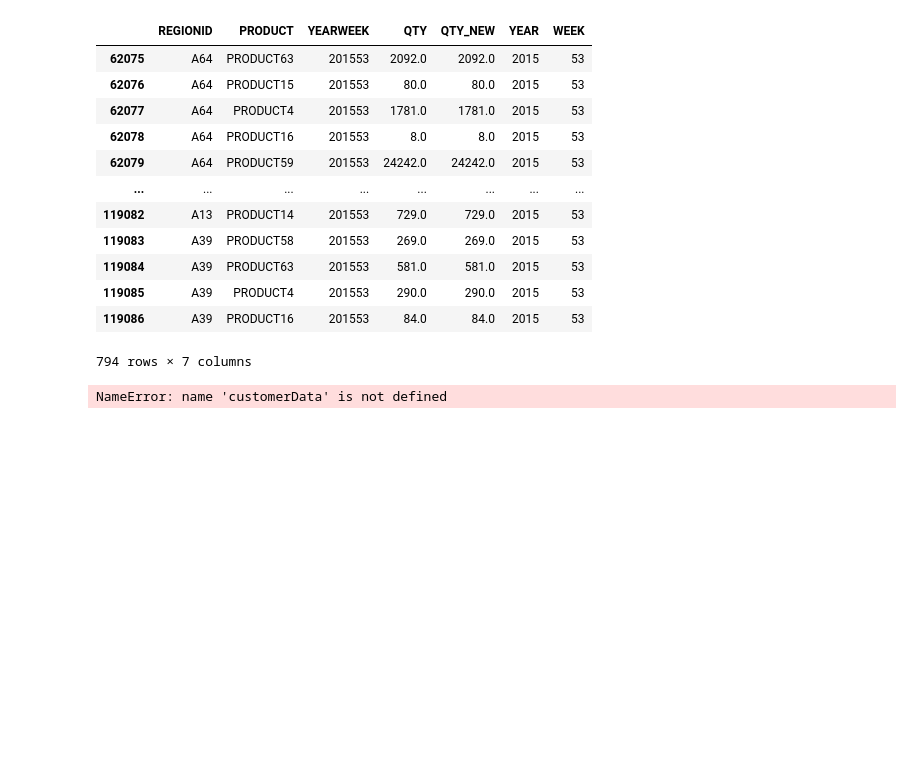
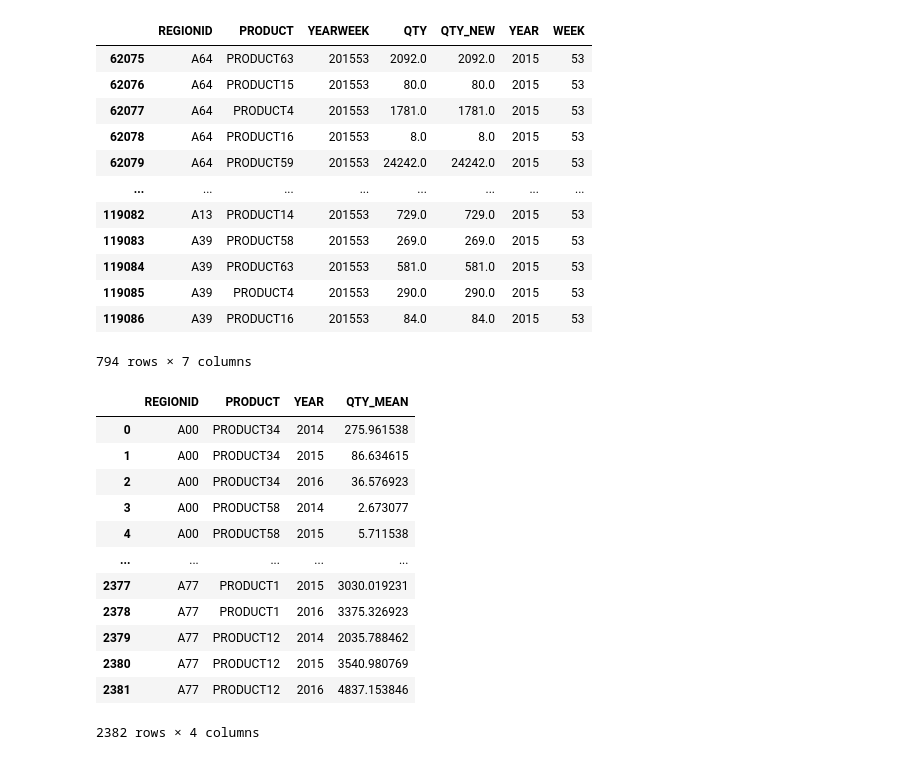
Before and after one commit to YunHwa0905/fintech-dev-portfolio, a Jupyter notebook: 05.data/codeset/계절성지수.ipynb, the cells around one changed output. Drawn from its saved outputs; the diff is of its cells as text; code cells hidden in the pictures; blank space fills up the shorter version.

```diff
--- a/05.data/codeset/계절성지수.ipynb
+++ b/05.data/codeset/계절성지수.ipynb
@@ -126,5 +127,24 @@ selloutData.loc[selloutData.WEEK>52]
 | 119086 | A39 | PRODUCT16 | 201553 | 84.0 | 84.0 | 2015 | 53 |
 794 rows × 7 columns
 # %%
+sortKey = ["REGIONID", "PRODUCT", "YEARWEEK"]
+sortedData = refinedSelloutData.sort_values( by=sortKey ).reset_index(drop=True)
-# %% [output]
-NameError: name 'customerData' is not defined
+# %%
+groupKey = ["REGIONID", "PRODUCT", "YEAR"]
+groupData = sortedData.groupby(by=groupKey)["QTY_NEW"].agg(["mean"]).reset_index()
+groupData = groupData.rename(columns={"mean" : "QTY_MEAN"})
+groupData
+# %% [output]
+|  | REGIONID | PRODUCT | YEAR | QTY_MEAN |
+| 0 | A00 | PRODUCT34 | 2014 | 275.961538 |
+| 1 | A00 | PRODUCT34 | 2015 | 86.634615 |
+| 2 | A00 | PRODUCT34 | 2016 | 36.576923 |
+| 3 | A00 | PRODUCT58 | 2014 | 2.673077 |
+| 4 | A00 | PRODUCT58 | 2015 | 5.711538 |
+| ... | ... | ... | ... | ... |
+| 2377 | A77 | PRODUCT1 | 2015 | 3030.019231 |
+| 2378 | A77 | PRODUCT1 | 2016 | 3375.326923 |
+| 2379 | A77 | PRODUCT12 | 2014 | 2035.788462 |
+| 2380 | A77 | PRODUCT12 | 2015 | 3540.980769 |
+| 2381 | A77 | PRODUCT12 | 2016 | 4837.153846 |
+2382 rows × 4 columns
```
Also changed, not shown: parts of 6 cells of this notebook, 1 other file.
